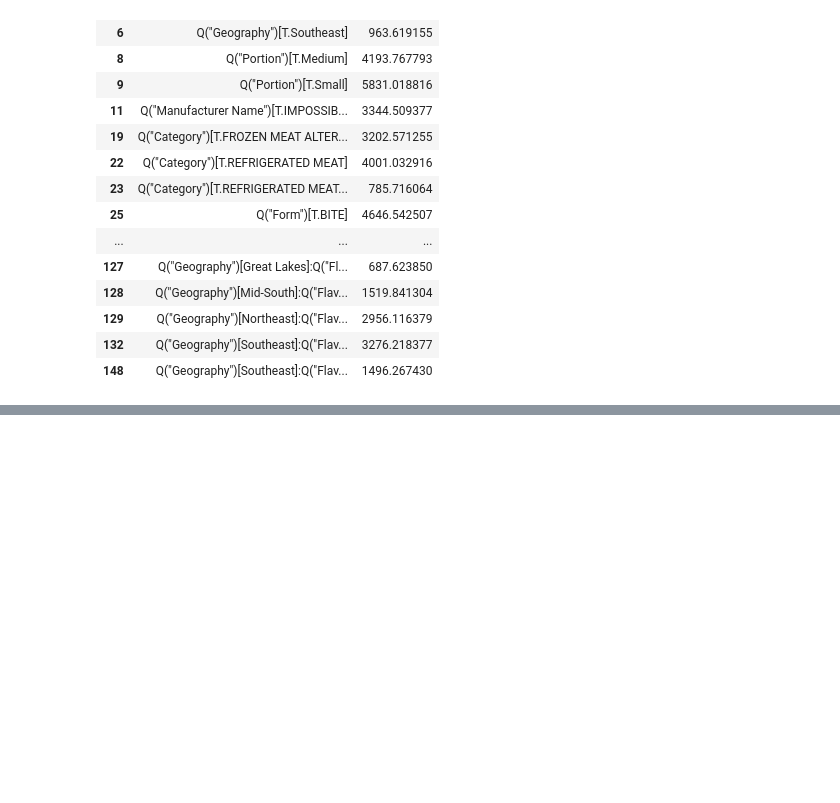
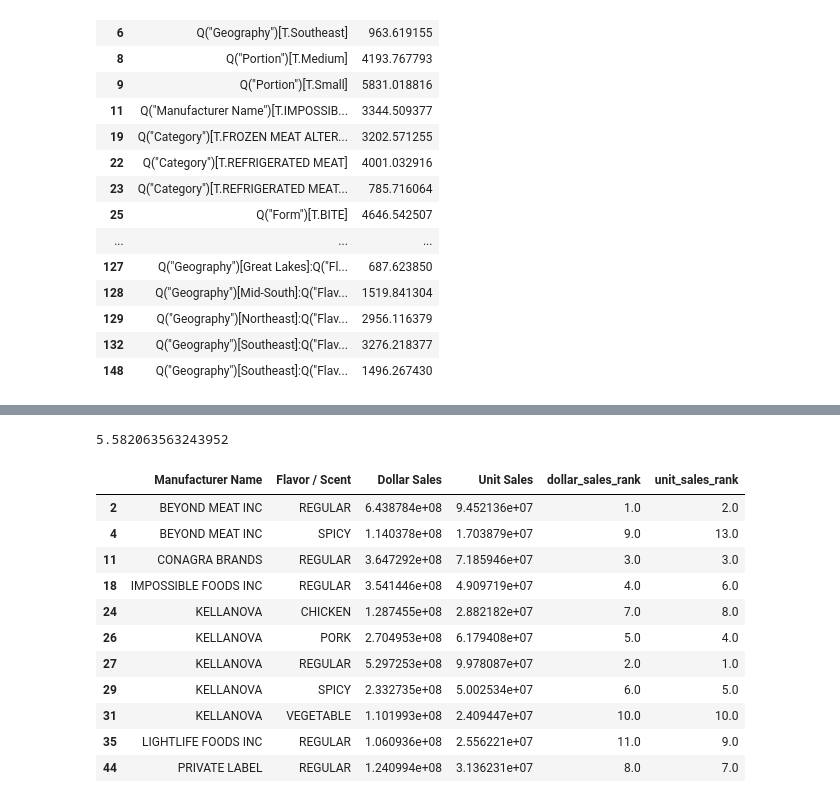
Before and after one commit to georgeftd9/Conagra_Project, a Jupyter notebook: Top_7 Analysis_Aishwarya_Cleaning.ipynb, the cells around one changed output, grey strips where cells are left out. Cells and saved outputs as stored; diff of their text form; code cells hidden in the pictures; blank space fills up the shorter version.

```diff
--- a/Top_7 Analysis_Aishwarya_Cleaning.ipynb
+++ b/Top_7 Analysis_Aishwarya_Cleaning.ipynb
@@ -1341,0 +1321,24 @@ coef
+# %%
+test['Price per Unit'].mean()
+# %% [output]
+5.582063563243952
+# %%
+test = df.groupby(['Manufacturer Name', 'Flavor / Scent']).agg({'Dollar Sales':'sum','Unit Sales':'sum'}).reset_index()
+# %%
+test['dollar_sales_rank'] = test['Dollar Sales'].rank(ascending = False, method = 'first')
+test['unit_sales_rank'] = test['Unit Sales'].rank(ascending = False, method = 'first')
+# %%
+test[(test['dollar_sales_rank'] <= 10) | (test['unit_sales_rank'] <= 10)]
+# %% [output]
+|  | Manufacturer Name | Flavor / Scent | Dollar Sales | Unit Sales | dollar_sales_rank | unit_sales_rank |
+| 2 | BEYOND MEAT INC | REGULAR | 6.438784e+08 | 9.452136e+07 | 1.0 | 2.0 |
+| 4 | BEYOND MEAT INC | SPICY | 1.140378e+08 | 1.703879e+07 | 9.0 | 13.0 |
+| 11 | CONAGRA BRANDS | REGULAR | 3.647292e+08 | 7.185946e+07 | 3.0 | 3.0 |
+| 18 | IMPOSSIBLE FOODS INC | REGULAR | 3.541446e+08 | 4.909719e+07 | 4.0 | 6.0 |
+| 24 | KELLANOVA | CHICKEN | 1.287455e+08 | 2.882182e+07 | 7.0 | 8.0 |
+| 26 | KELLANOVA | PORK | 2.704953e+08 | 6.179408e+07 | 5.0 | 4.0 |
+| 27 | KELLANOVA | REGULAR | 5.297253e+08 | 9.978087e+07 | 2.0 | 1.0 |
+| 29 | KELLANOVA | SPICY | 2.332735e+08 | 5.002534e+07 | 6.0 | 5.0 |
+| 31 | KELLANOVA | VEGETABLE | 1.101993e+08 | 2.409447e+07 | 10.0 | 10.0 |
+| 35 | LIGHTLIFE FOODS INC | REGULAR | 1.060936e+08 | 2.556221e+07 | 11.0 | 9.0 |
+| 44 | PRIVATE LABEL | REGULAR | 1.240994e+08 | 3.136231e+07 | 8.0 | 7.0 |
```
Also changed, not shown: parts of 3 cells of this notebook.
